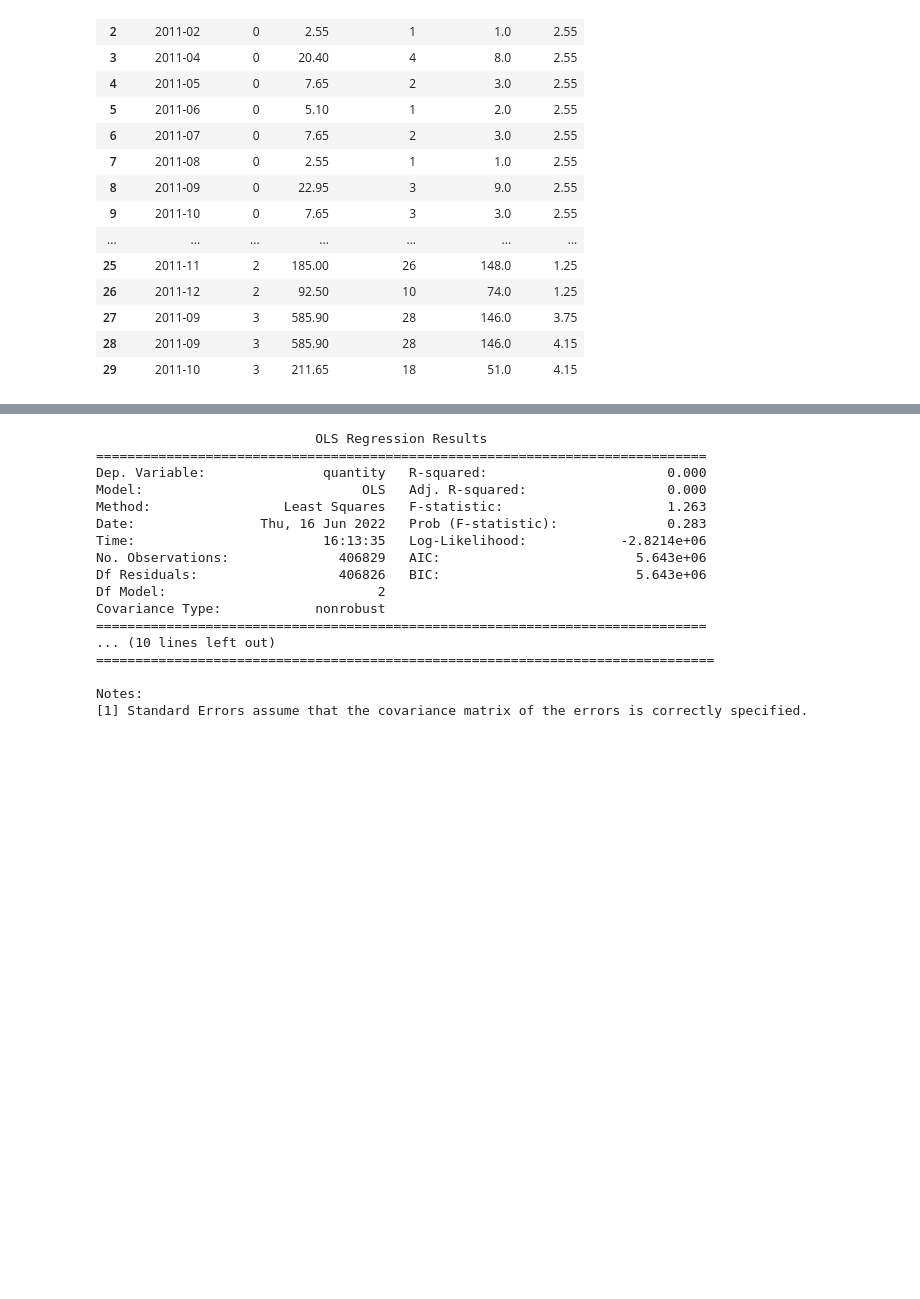
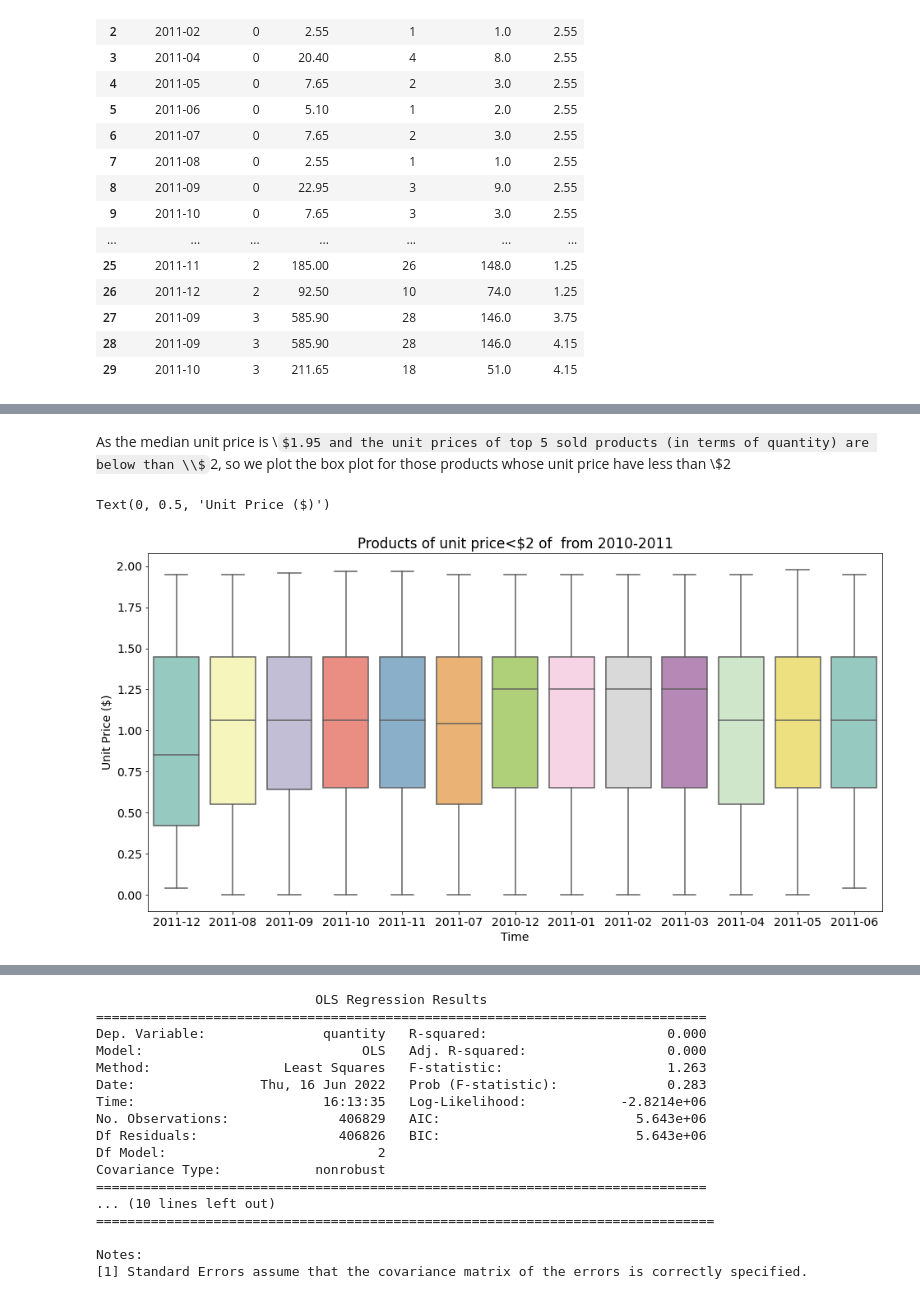
Before and after one commit to Aukerul-Shuvo/DAAS_Retail, a Jupyter notebook: notebook/Diagnostic Analysis.ipynb, the cells around one changed output, grey strips where cells are left out. Saved outputs shown, nothing was run; the diff lists cells and outputs as text; code cells hidden in the pictures; some formulas as TeX source; blank space fills up the shorter version.

```diff
--- a/notebook/Diagnostic Analysis.ipynb
+++ b/notebook/Diagnostic Analysis.ipynb
@@ -280 +285,11 @@ product_infos_top_5['unitprice'].max()
+# %% [markdown]
+As the median unit price is \\$1.95 and the unit prices of top 5 sold products (in terms of quantity) are below than \\$2, so we plot the box plot for those products whose unit price have less than \\$2
+# %%
+plt.title("Products of unit price<$2 of  from 2010-2011")
+sns.boxplot(x="year_month", y="unitprice", data=product_infos[product_infos['unitprice']<2], palette="Set3")
+plt.xlabel("Time")
+plt.ylabel("Unit Price ($)")
+# %% [output]
+Text(0, 0.5, 'Unit Price ($)')
+[figure, added]
 # %%
```
Also changed, not shown: parts of 8 cells of this notebook.
